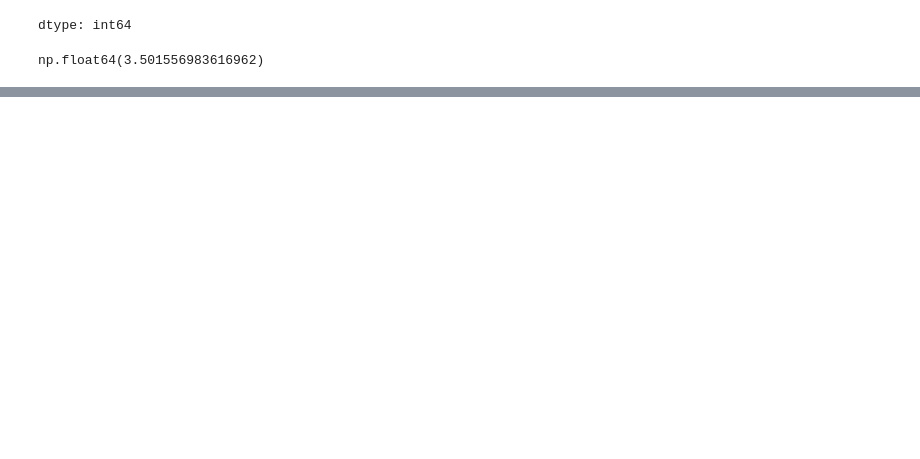
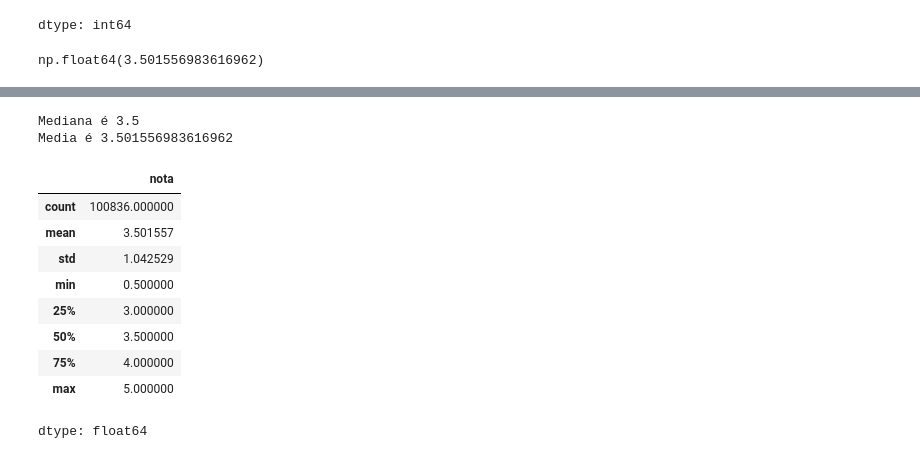
Before and after one commit to annaklaracss/data_science-, a Jupyter notebook: introdu_o_a_data_science.ipynb, the cells around one changed output, grey strips where cells are left out. Cells and saved outputs as stored; diff of their text form; code cells hidden in the pictures; blank space fills up the shorter version.

```diff
--- a/introdu_o_a_data_science.ipynb
+++ b/introdu_o_a_data_science.ipynb
@@ -98,0 +104,21 @@ np.float64(3.501556983616962)
+# %%
+mediana = notas['nota'].median() #mediana
+media = notas['nota'].mean() #media
+print(f'Mediana é {mediana}')
+print(f'Media é {media}')
+# %% [output]
+Mediana é 3.5
+Media é 3.501556983616962
+# %%
+notas['nota'].describe() #descrever
+# %% [output]
+|  | nota |
+| count | 100836.000000 |
+| mean | 3.501557 |
+| std | 1.042529 |
+| min | 0.500000 |
+| 25% | 3.000000 |
+| 50% | 3.500000 |
+| 75% | 4.000000 |
+| max | 5.000000 |
+dtype: float64
```
Also changed, not shown: parts of 12 cells of this notebook.
